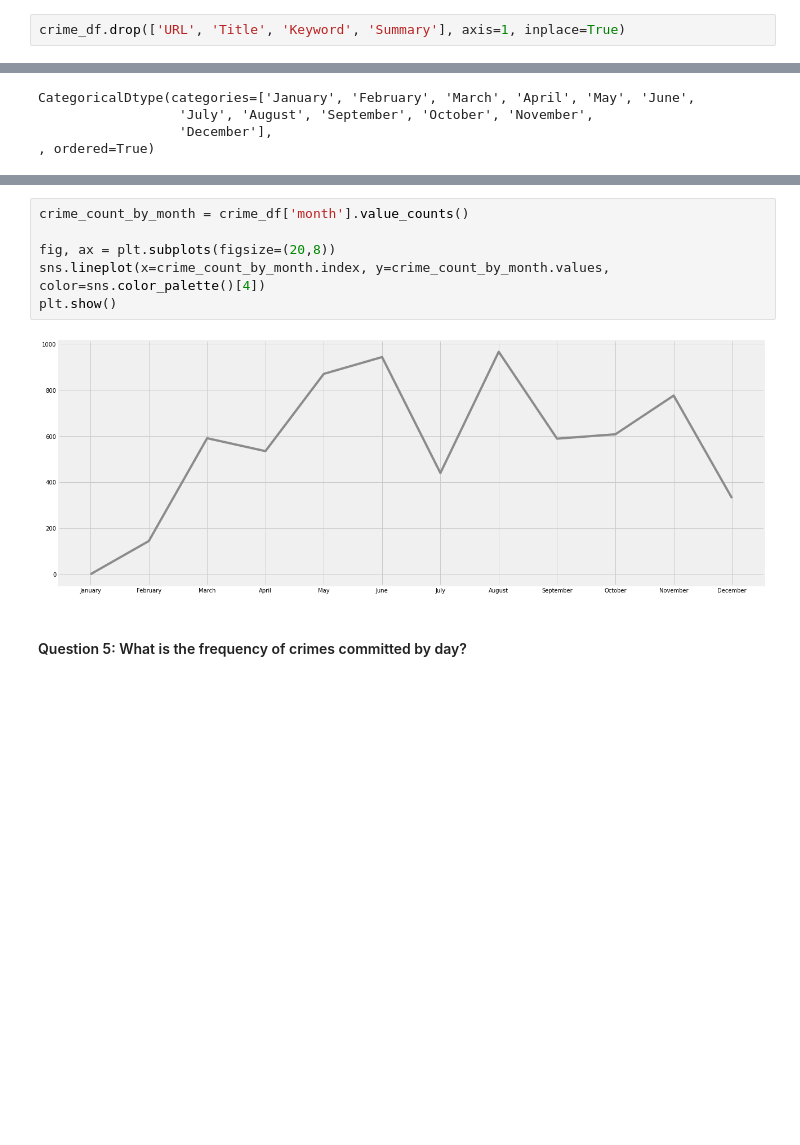
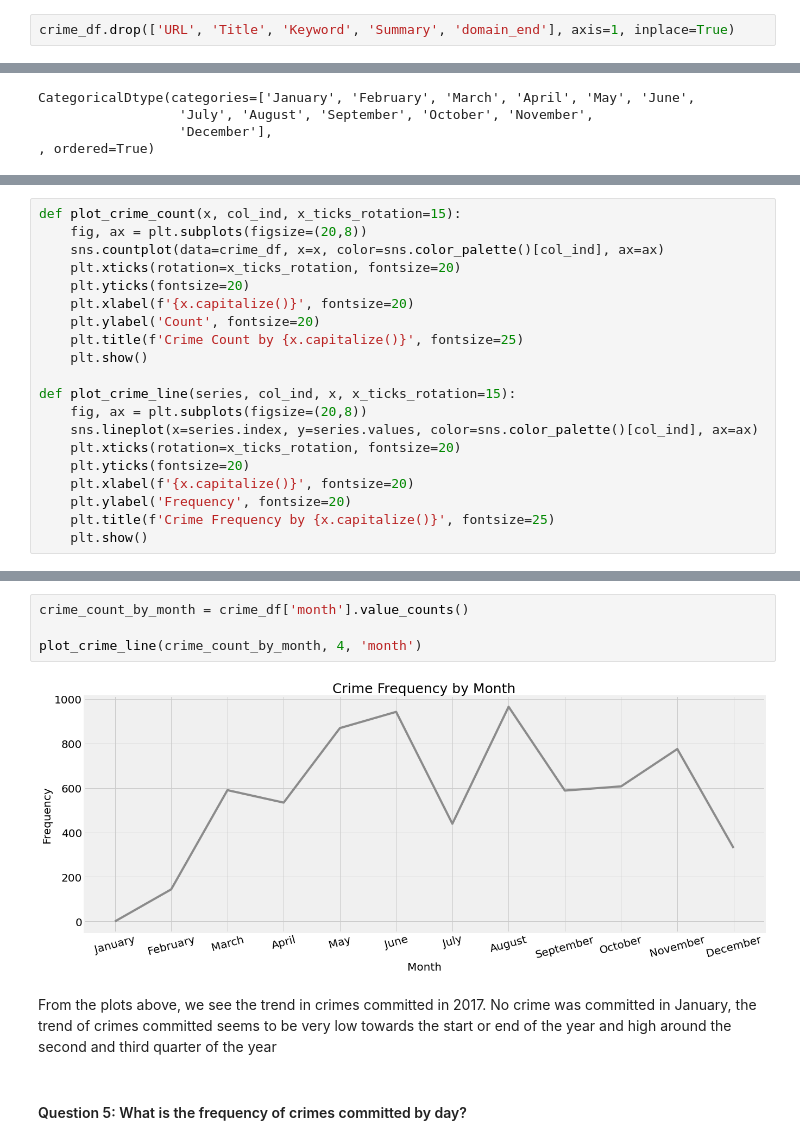
Before and after one commit to dr-Faith/US_Crime_Data_Analysis, a Jupyter notebook: US Crime Data Analysis.ipynb, the cells around one changed output, grey strips where cells are left out. Drawn from its saved outputs; the diff is of its cells as text; blank space fills up the shorter version.

```diff
--- a/US Crime Data Analysis.ipynb
+++ b/US Crime Data Analysis.ipynb
@@ -414,7 +414,7 @@ bbook                                 1
 si                                    1
 Name: news provider, dtype: int64
 # %%
-crime_df.drop(['URL', 'Title', 'Keyword', 'Summary'], axis=1, inplace=True)
+crime_df.drop(['URL', 'Title', 'Keyword', 'Summary', 'domain_end'], axis=1, inplace=True)
 # %%
 crime_df.head()
 # %% [output]
@@ -496,0 +500,20 @@ plt.show()
+# %%
+def plot_crime_count(x, col_ind, x_ticks_rotation=15):
+    fig, ax = plt.subplots(figsize=(20,8))
+    sns.countplot(data=crime_df, x=x, color=sns.color_palette()[col_ind], ax=ax)
+    plt.xticks(rotation=x_ticks_rotation, fontsize=20)
+    plt.yticks(fontsize=20)
+    plt.xlabel(f'{x.capitalize()}', fontsize=20)
+    plt.ylabel('Count', fontsize=20)
+    plt.title(f'Crime Count by {x.capitalize()}', fontsize=25)
+    plt.show()
+
+def plot_crime_line(series, col_ind, x, x_ticks_rotation=15):
+    fig, ax = plt.subplots(figsize=(20,8))
+    sns.lineplot(x=series.index, y=series.values, color=sns.color_palette()[col_ind], ax=ax)
+    plt.xticks(rotation=x_ticks_rotation, fontsize=20)
+    plt.yticks(fontsize=20)
+    plt.xlabel(f'{x.capitalize()}', fontsize=20)
+    plt.ylabel('Frequency', fontsize=20)
+    plt.title(f'Crime Frequency by {x.capitalize()}', fontsize=25)
+    plt.show()
@@ -497,11 +524,11 @@ plt.show()
 # %%
 crime_count_by_month = crime_df['month'].value_counts()
 
-fig, ax = plt.subplots(figsize=(20,8))
-sns.lineplot(x=crime_count_by_month.index, y=crime_count_by_month.values, color=sns.color_palette()[4])
-plt.show()
+plot_crime_line(crime_count_by_month, 4, 'month')
 # %% [output]
-[figure, old version]
+[figure, new version]
+# %% [markdown]
+From the plots above, we see the trend in crimes committed in 2017. No crime was committed in January, the trend of crimes committed seems to be very low towards the start or end of the year and high around the second and third quarter of the year
 # %% [markdown]
 #### Question 5: What is the frequency of crimes committed by day?
 # %%
```
Also changed, not shown: parts of 22 cells of this notebook.
